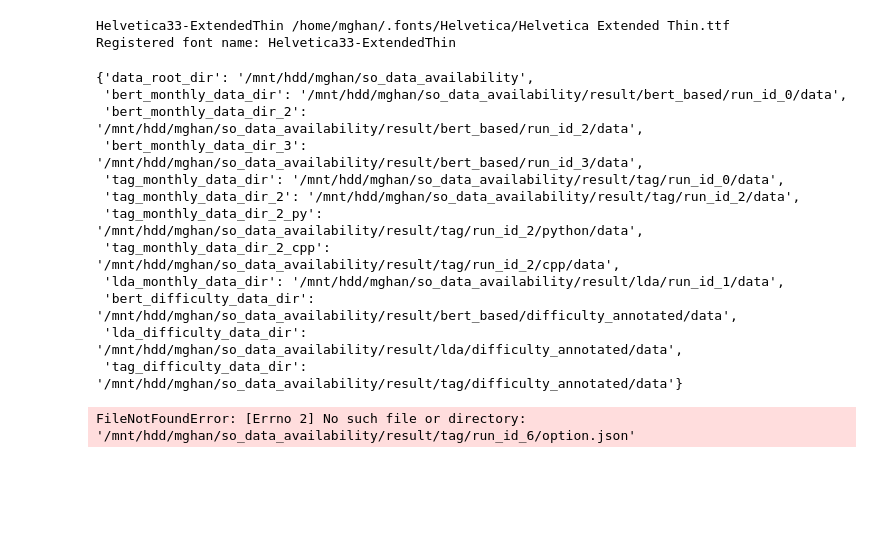
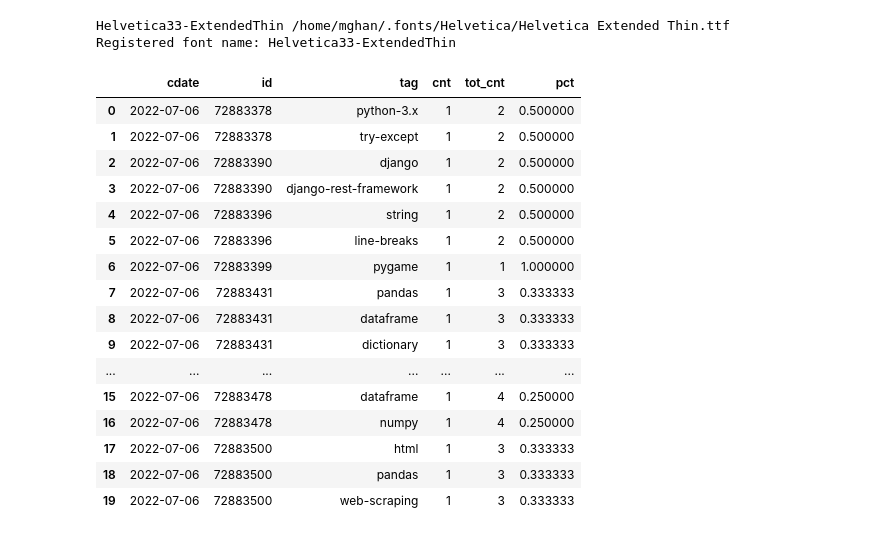
Before and after one commit to myokyunghan/so_data_availability, a Jupyter notebook: run_project/03_visualization/tag_based.ipynb, the cells around one changed output. Saved outputs shown, nothing was run; the diff lists cells and outputs as text; code cells hidden in the pictures; blank space fills up the shorter version.

```diff
--- a/run_project/03_visualization/tag_based.ipynb
+++ b/run_project/03_visualization/tag_based.ipynb
@@ -39,21 +41,6 @@ from setting_for_sda.path_setting import path_list
 # %% [output]
 Helvetica33-ExtendedThin /home/mghan/.fonts/Helvetica/Helvetica Extended Thin.ttf
 Registered font name: Helvetica33-ExtendedThin
-# %%
-path_list
-# %% [output]
-{'data_root_dir': '/mnt/hdd/mghan/so_data_availability',
- 'bert_monthly_data_dir': '/mnt/hdd/mghan/so_data_availability/result/bert_based/run_id_0/data',
- 'bert_monthly_data_dir_2': '/mnt/hdd/mghan/so_data_availability/result/bert_based/run_id_2/data',
- 'bert_monthly_data_dir_3': '/mnt/hdd/mghan/so_data_availability/result/bert_based/run_id_3/data',
- 'tag_monthly_data_dir': '/mnt/hdd/mghan/so_data_availability/result/tag/run_id_0/data',
- 'tag_monthly_data_dir_2': '/mnt/hdd/mghan/so_data_availability/result/tag/run_id_2/data',
- 'tag_monthly_data_dir_2_py': '/mnt/hdd/mghan/so_data_availability/result/tag/run_id_2/python/data',
- 'tag_monthly_data_dir_2_cpp': '/mnt/hdd/mghan/so_data_availability/result/tag/run_id_2/cpp/data',
- 'lda_monthly_data_dir': '/mnt/hdd/mghan/so_data_availability/result/lda/run_id_1/data',
- 'bert_difficulty_data_dir': '/mnt/hdd/mghan/so_data_availability/result/bert_based/difficulty_annotated/data',
- 'lda_difficulty_data_dir': '/mnt/hdd/mghan/so_data_availability/result/lda/difficulty_annotated/data',
- 'tag_difficulty_data_dir': '/mnt/hdd/mghan/so_data_availability/result/tag/difficulty_annotated/data'}
 # %%
 viz_dir = f'{path_list["data_root_dir"]}/result/{model_in_run}/{visualization_target}'
 data_dir = f"{viz_dir}/data"
@@ -62,15 +49,8 @@ option_dict = load_json(f"{viz_dir}/option.json")
 
 output_dir = './fig/'
 date_range = 'Weekly'
+
+std_date = datetime.strptime(Date_Setting.chatgpt_release_date, "%Y.%m.%d")
+# pre_std_date = datetime.datetime(2021, 12, 1)
-# %% [output]
-FileNotFoundError: [Errno 2] No such file or directory: '/mnt/hdd/mghan/so_data_availability/result/tag/run_id_6/option.json'
 # %%
-df = pd.DataFrame(rows, columns = [
-  'lang'
-, 'cdate'
-, 'id'
-, 'tag'
-, 'cnt'
-, 'tot_cnt'
-, 'pct'
-])
+df = load_df(data_dir, ['cdate' , 'id' , 'tag', 'cnt', 'tot_cnt', 'pct'])
@@ -80,2 +57,22 @@ pre_std_date = datetime.datetime(2021, 12, 1)
+# %%
+df.head(20)
+# %% [output]
+|  | cdate | id | tag | cnt | tot_cnt | pct |
+| 0 | 2022-07-06 | 72883378 | python-3.x | 1 | 2 | 0.500000 |
+| 1 | 2022-07-06 | 72883378 | try-except | 1 | 2 | 0.500000 |
+| 2 | 2022-07-06 | 72883390 | django | 1 | 2 | 0.500000 |
+| 3 | 2022-07-06 | 72883390 | django-rest-framework | 1 | 2 | 0.500000 |
+| 4 | 2022-07-06 | 72883396 | string | 1 | 2 | 0.500000 |
+| 5 | 2022-07-06 | 72883396 | line-breaks | 1 | 2 | 0.500000 |
+| 6 | 2022-07-06 | 72883399 | pygame | 1 | 1 | 1.000000 |
+| 7 | 2022-07-06 | 72883431 | pandas | 1 | 3 | 0.333333 |
+| 8 | 2022-07-06 | 72883431 | dataframe | 1 | 3 | 0.333333 |
+| 9 | 2022-07-06 | 72883431 | dictionary | 1 | 3 | 0.333333 |
+| ... | ... | ... | ... | ... | ... | ... |
+| 15 | 2022-07-06 | 72883478 | dataframe | 1 | 4 | 0.250000 |
+| 16 | 2022-07-06 | 72883478 | numpy | 1 | 4 | 0.250000 |
+| 17 | 2022-07-06 | 72883500 | html | 1 | 3 | 0.333333 |
+| 18 | 2022-07-06 | 72883500 | pandas | 1 | 3 | 0.333333 |
+| 19 | 2022-07-06 | 72883500 | web-scraping | 1 | 3 | 0.333333 |
 # %%
 df['cdate'] = pd.to_datetime(df['cdate'], format="%Y-%m-%d")
```
Also changed, not shown: parts of 27 cells of this notebook, 8 other files.
